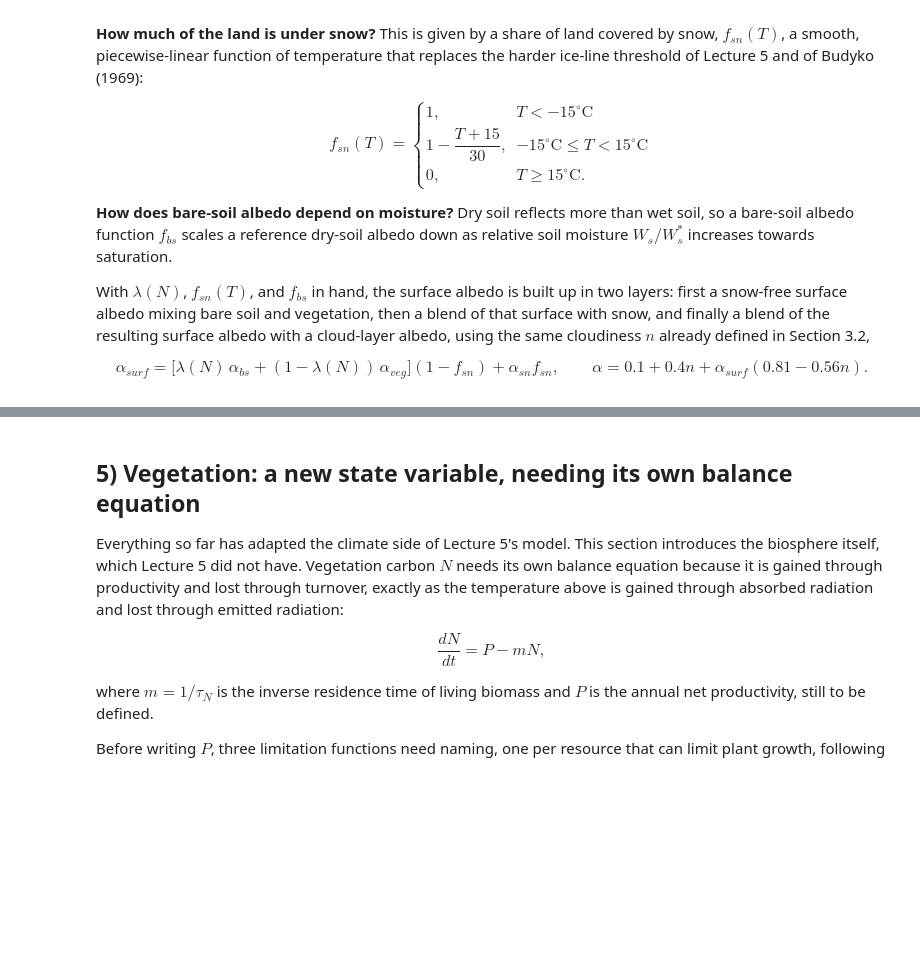
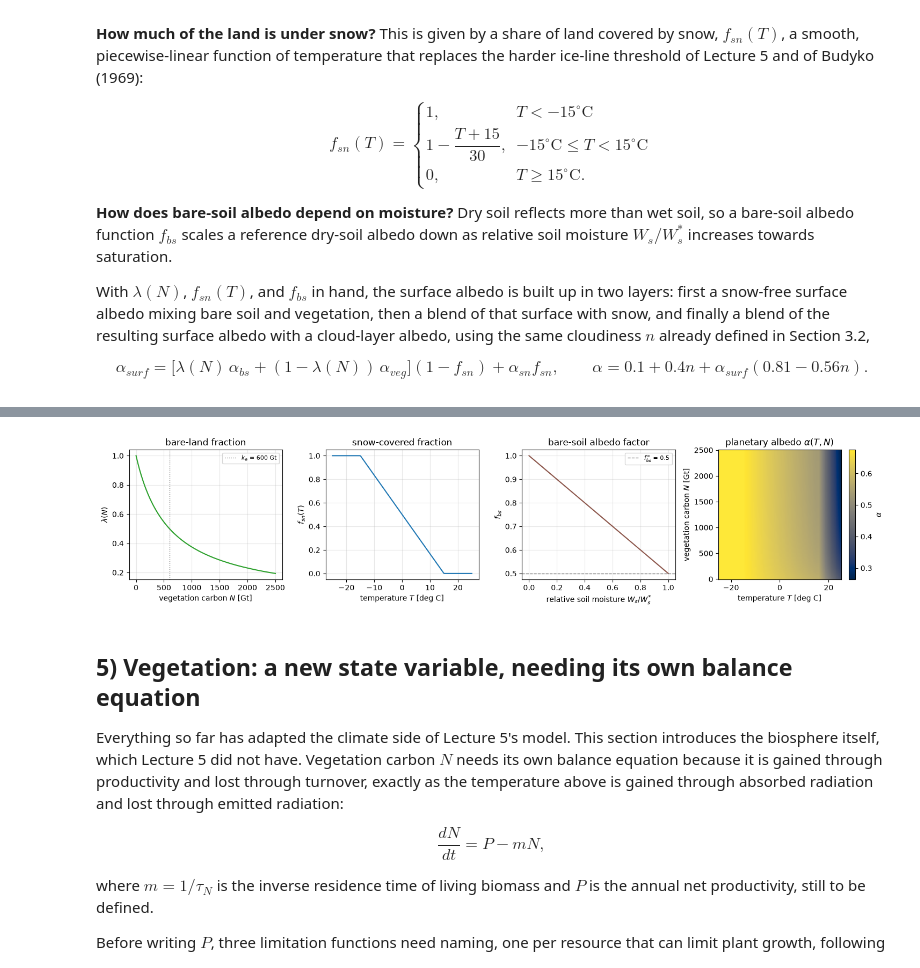
Before and after one commit to drvivekhydro/hydroclimatology, a Jupyter notebook: lecture-06-climate-vegetation-hydrology.ipynb, the cells around one changed output, grey strips where cells are left out. Saved outputs shown, nothing was run; the diff lists cells and outputs as text; code cells hidden in the pictures; blank space fills up the shorter version.

```diff
--- a/lecture-06-climate-vegetation-hydrology.ipynb
+++ b/lecture-06-climate-vegetation-hydrology.ipynb
@@ -264,3 +274,47 @@ def albedo(T, N, Wa, Ws):
+# %%
+fsn_vec = np.vectorize(fsn)          # fsn is written for scalar input
+Ws_star = 20.0                       # saturated soil moisture (also set in Section 5)
+
+N_axis = np.linspace(0.0, 2500.0, 250)     # vegetation carbon, Gt
+T_axis = np.linspace(-25.0, 25.0, 250)     # temperature, deg C
+m_axis = np.linspace(0.0, 1.0, 250)        # relative soil moisture Ws / Ws*
+
+fig, axes = plt.subplots(1, 4, figsize=(15, 3.4))
+
+axes[0].plot(N_axis, lam(N_axis), color="tab:green")
+axes[0].axvline(ka, ls=":", color="grey", lw=1, label=f"$k_a$ = {ka:.0f} Gt")
+axes[0].set_xlabel("vegetation carbon $N$ [Gt]")
+axes[0].set_ylabel(r"$\lambda(N)$")
+axes[0].set_title("bare-land fraction")
+axes[0].legend(fontsize=8)
+
+axes[1].plot(T_axis, fsn_vec(T_axis), color="tab:blue")
+axes[1].set_xlabel("temperature $T$ [deg C]")
+axes[1].set_ylabel(r"$f_{sn}(T)$")
+axes[1].set_title("snow-covered fraction")
+
+axes[2].plot(m_axis, fbs(m_axis), color="tab:brown")
+axes[2].axhline(fbs_star, ls="--", color="grey", lw=1,
+                label=fr"$f_{{bs}}^{{\infty}}$ = {fbs_star}")
+axes[2].set_xlabel(r"relative soil moisture $W_s / W_s^{*}$")
+axes[2].set_ylabel(r"$f_{bs}$")
+axes[2].set_title("bare-soil albedo factor")
+axes[2].legend(fontsize=8)
+
+albedo_a = np.vectorize(lambda T, N: albedo(T, N, 3.0, 10.0)[0])   # Wa = 3, Ws = 10
+TT, NN = np.meshgrid(T_axis, N_axis)
+alpha_field = albedo_a(TT, NN)
+pc = axes[3].pcolormesh(T_axis, N_axis, alpha_field, shading="auto", cmap="cividis")
+axes[3].set_xlabel("temperature $T$ [deg C]")
+axes[3].set_ylabel("vegetation carbon $N$ [Gt]")
+axes[3].set_title(r"planetary albedo $\alpha(T, N)$")
+fig.colorbar(pc, ax=axes[3], label=r"$\alpha$")
+
+for ax in axes[:3]:
+    ax.grid(alpha=0.3)
+fig.tight_layout()
+# %% [output]
+[figure, added]
 # %% [markdown]
 ## 5) Vegetation: a new state variable, needing its own balance equation
 
```
Also changed, not shown: parts of 3 cells of this notebook.
